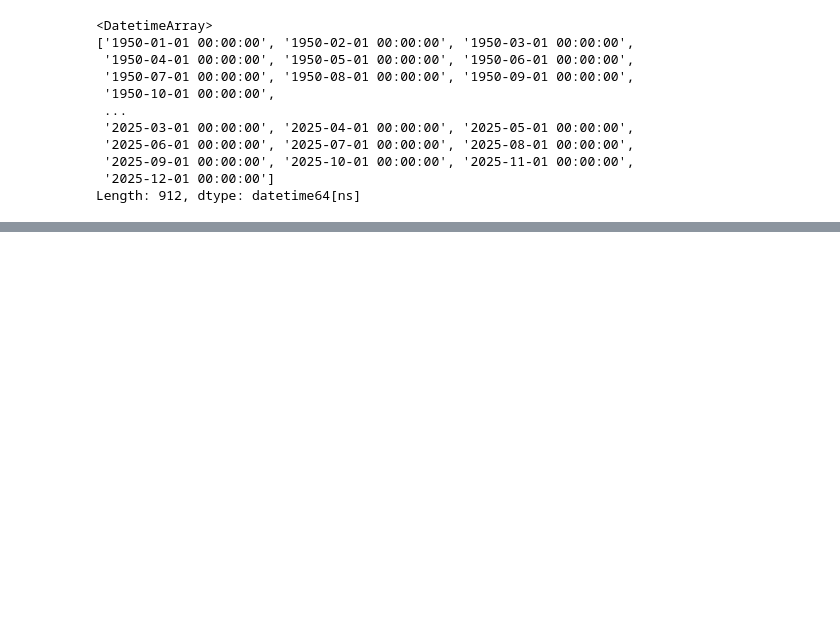
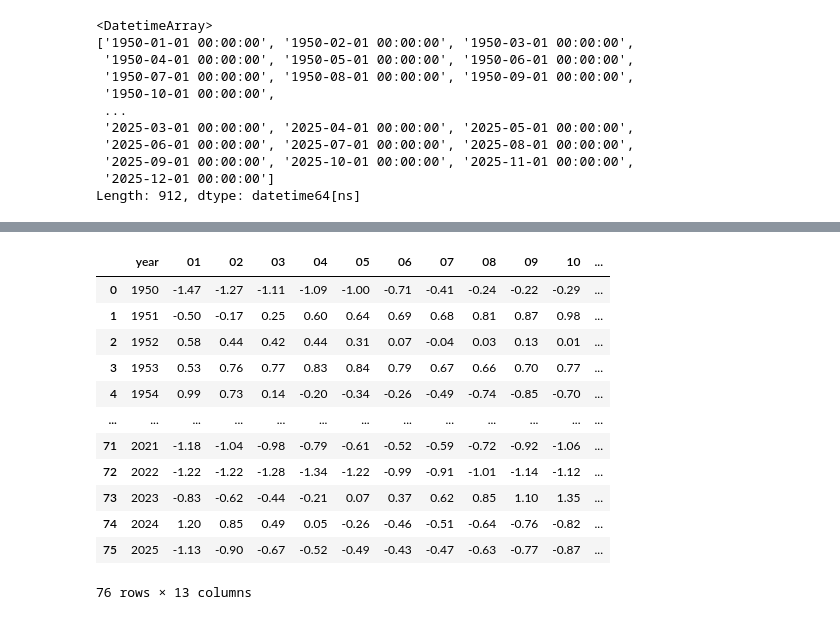
Before and after one commit to ChrisBermudezR/Indices_Climaticos, a Jupyter notebook: notebook_analisis.ipynb, the cells around one changed output, grey strips where cells are left out. Drawn from its saved outputs; the diff is of its cells as text; code cells hidden in the pictures; blank space fills up the shorter version.

```diff
--- a/notebook_analisis.ipynb
+++ b/notebook_analisis.ipynb
@@ -80,0 +158,17 @@ mei_filtrado.to_csv('./output/MEI_Filtrados.csv', index=False)
+# %%
+roni_entire_df = pd.read_csv("./data/processed/roni.csv")
+roni_entire_df
+# %% [output]
+|  | year | 01 | 02 | 03 | 04 | 05 | 06 | 07 | 08 | 09 | 10 | ... |
+| 0 | 1950 | -1.47 | -1.27 | -1.11 | -1.09 | -1.00 | -0.71 | -0.41 | -0.24 | -0.22 | -0.29 | ... |
+| 1 | 1951 | -0.50 | -0.17 | 0.25 | 0.60 | 0.64 | 0.69 | 0.68 | 0.81 | 0.87 | 0.98 | ... |
+| 2 | 1952 | 0.58 | 0.44 | 0.42 | 0.44 | 0.31 | 0.07 | -0.04 | 0.03 | 0.13 | 0.01 | ... |
+| 3 | 1953 | 0.53 | 0.76 | 0.77 | 0.83 | 0.84 | 0.79 | 0.67 | 0.66 | 0.70 | 0.77 | ... |
+| 4 | 1954 | 0.99 | 0.73 | 0.14 | -0.20 | -0.34 | -0.26 | -0.49 | -0.74 | -0.85 | -0.70 | ... |
+| ... | ... | ... | ... | ... | ... | ... | ... | ... | ... | ... | ... | ... |
+| 71 | 2021 | -1.18 | -1.04 | -0.98 | -0.79 | -0.61 | -0.52 | -0.59 | -0.72 | -0.92 | -1.06 | ... |
+| 72 | 2022 | -1.22 | -1.22 | -1.28 | -1.34 | -1.22 | -0.99 | -0.91 | -1.01 | -1.14 | -1.12 | ... |
+| 73 | 2023 | -0.83 | -0.62 | -0.44 | -0.21 | 0.07 | 0.37 | 0.62 | 0.85 | 1.10 | 1.35 | ... |
+| 74 | 2024 | 1.20 | 0.85 | 0.49 | 0.05 | -0.26 | -0.46 | -0.51 | -0.64 | -0.76 | -0.82 | ... |
+| 75 | 2025 | -1.13 | -0.90 | -0.67 | -0.52 | -0.49 | -0.43 | -0.47 | -0.63 | -0.77 | -0.87 | ... |
+76 rows × 13 columns
```
Also changed, not shown: parts of 8 cells of this notebook, 31 other files.
